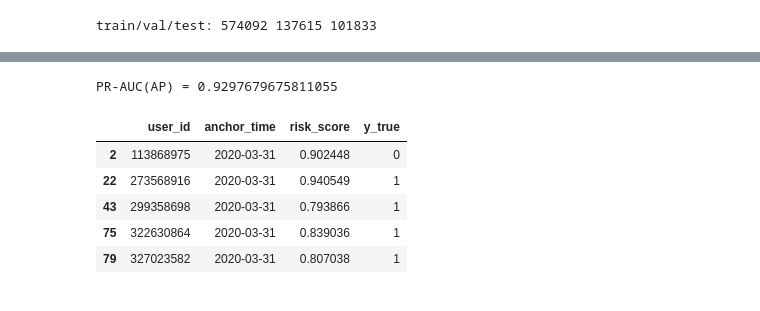
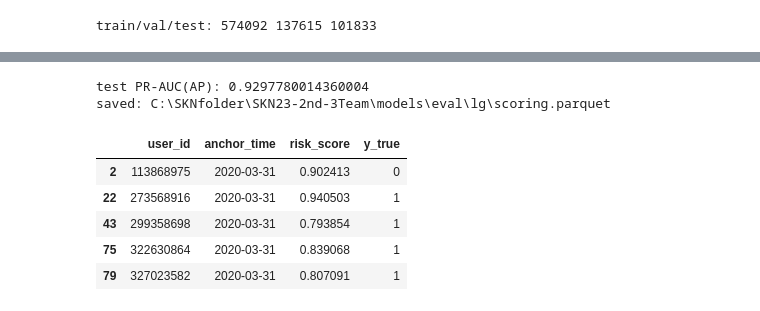
Before and after one commit to SKNETWORKS-FAMILY-AICAMP/SKN23-2nd-3Team, a Jupyter notebook: notebooks/ml/lg.ipynb, the cells around one changed output, grey strips where cells are left out. Cells and saved outputs as stored; diff of their text form; code cells hidden in the pictures.

```diff
--- a/notebooks/ml/lg.ipynb
+++ b/notebooks/ml/lg.ipynb
@@ -81,17 +153,24 @@ base_rate(휴면 비율) = 0.8183592693659808
 # %%
-exclude_cols = {"user_id", "anchor_time", label_col}
-if "split" in df.columns:
-    exclude_cols.add("split")
-
-feature_cols = [c for c in df.columns if c not in exclude_cols]
+# 안전: features 파일 기준으로만 feature 목록 고정 (labels 컬럼 섞임 방지)
+feature_cols = [c for c in features.columns if c not in ["user_id", "anchor_time"]]
+print("n_features:", len(feature_cols))
+print(feature_cols)
 
 X = df[feature_cols].copy()
 
-# 비수치형 처리
+# 비수치형 방어(원칙상 전부 수치여야 함)
 for c in X.columns:
     if not pd.api.types.is_numeric_dtype(X[c]):
         X[c] = pd.to_numeric(X[c], errors="coerce")
+
 X = X.fillna(0)
 
-print("X shape:", X.shape, "n_features:", len(feature_cols))
+# 상수(정보 0) 컬럼 제거(있으면)
+const_cols = [c for c in X.columns if X[c].nunique(dropna=False) <= 1]
+if const_cols:
+    print("drop constant cols:", const_cols)
+    X = X.drop(columns=const_cols)
+    feature_cols = [c for c in feature_cols if c not in const_cols]
+
+print("X shape:", X.shape)
 # %% [output]
@@ -128,18 +231,24 @@ trained.
 # %%
-proba_test = clf.predict_proba(X_test)[:, 1]   # 휴면(1) 확률(점수)
-ap = average_precision_score(y_test, proba_test)
-print("PR-AUC(AP) =", ap)
+proba_test = clf.predict_proba(X_test)[:, 1]
+ap_test = float(average_precision_score(y_test, proba_test))
+print("test PR-AUC(AP):", ap_test)
 
 df_test = df.loc[X_test.index, ["user_id", "anchor_time"]].copy()
 df_test["risk_score"] = proba_test
-df_test["y_true"] = y_test
+df_test["y_true"] = y_test.astype(int)
+
+# 저장(=predictions_test 대체)
+SCORING_PATH = OUT_DIR / "scoring.parquet"
+df_test.to_parquet(SCORING_PATH, index=False)
+print("saved:", SCORING_PATH)
 
 df_test.head()
 # %% [output]
-PR-AUC(AP) = 0.9297679675811055
+test PR-AUC(AP): 0.9297780014360004
+saved: C:\SKNfolder\SKN23-2nd-3Team\models\eval\lg\scoring.parquet
 |  | user_id | anchor_time | risk_score | y_true |
-| 2 | 113868975 | 2020-03-31 | 0.902448 | 0 |
-| 22 | 273568916 | 2020-03-31 | 0.940549 | 1 |
-| 43 | 299358698 | 2020-03-31 | 0.793866 | 1 |
-| 75 | 322630864 | 2020-03-31 | 0.839036 | 1 |
-| 79 | 327023582 | 2020-03-31 | 0.807038 | 1 |
+| 2 | 113868975 | 2020-03-31 | 0.902413 | 0 |
+| 22 | 273568916 | 2020-03-31 | 0.940503 | 1 |
+| 43 | 299358698 | 2020-03-31 | 0.793854 | 1 |
+| 75 | 322630864 | 2020-03-31 | 0.839068 | 1 |
+| 79 | 327023582 | 2020-03-31 | 0.807091 | 1 |
```
Also changed, not shown: parts of 27 cells of this notebook, 7 other files.
